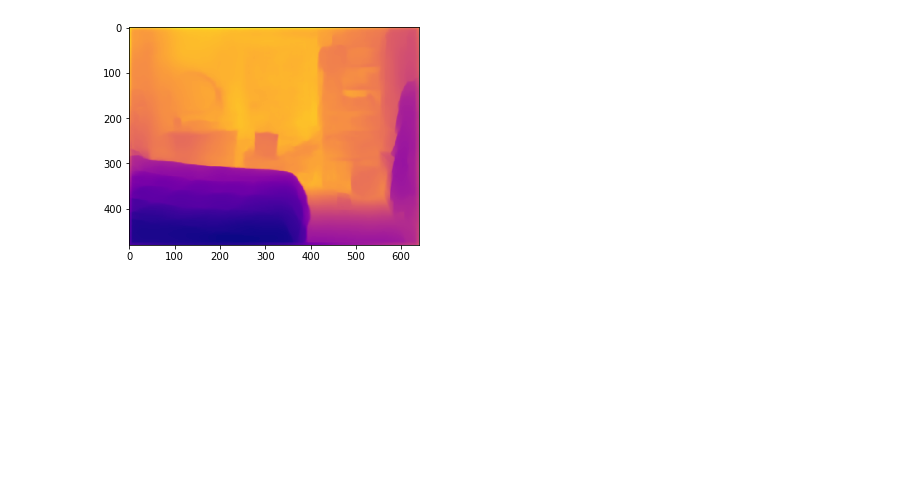
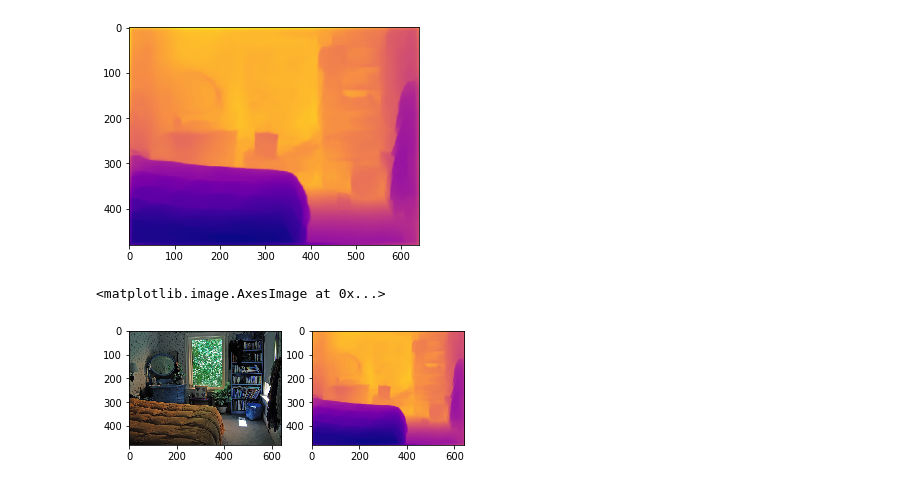
Before and after one commit to yashdubey95/MonocularDepthEstimation, a Jupyter notebook: DepthTest.ipynb, the cells around one changed output. Drawn from its saved outputs; the diff is of its cells as text; code cells hidden in the pictures; blank space fills up the shorter version.

```diff
--- a/DepthTest.ipynb
+++ b/DepthTest.ipynb
@@ -68,3 +68,12 @@ plt.imshow(final, cmap='plasma')
 plt.show()
 # %% [output]
 [figure]
+# %%
+f, axarr = plt.subplots(1,2)
+axarr[0].imshow(inp_rgb[0])
+axarr[1].imshow(final, cmap='plasma')
+# axarr[0,0].imshow(inp_rgb)
+# axarr[0,1].imshow(final, cmap='plasma')
+# %% [output]
+<matplotlib.image.AxesImage at 0x...>
+[figure, added]
```
